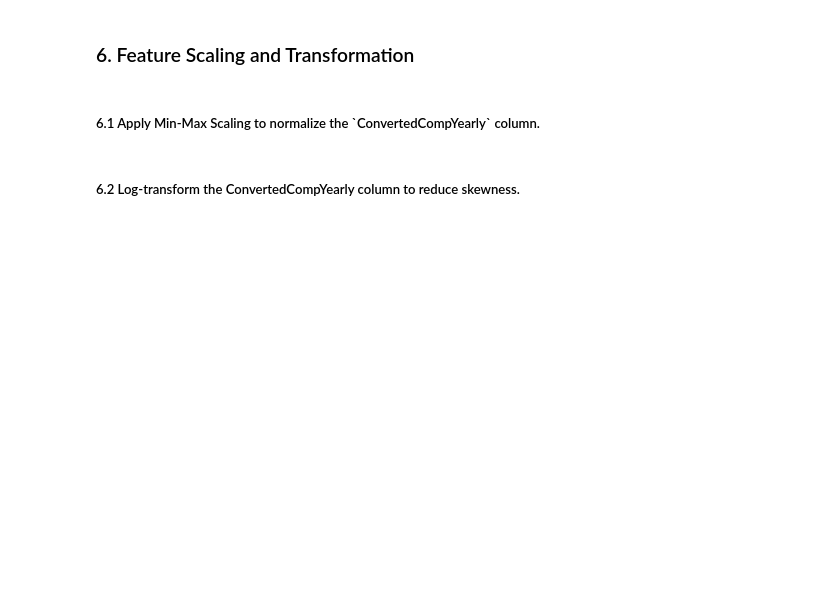
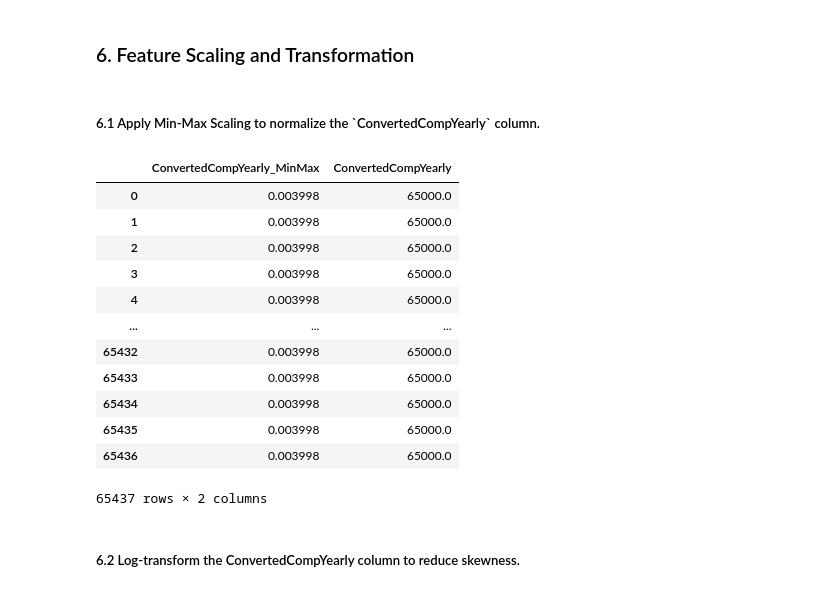
Before and after one commit to Maharshi1706barot/IBM-Data-Analyst, a Jupyter notebook: 09 Capstone Project/M2DataWrangling-lab-v2-v1.ipynb, the cells around one changed output. Saved outputs shown, nothing was run; the diff lists cells and outputs as text; code cells hidden in the pictures; blank space fills up the shorter version.

```diff
--- a/09 Capstone Project/M2DataWrangling-lab-v2-v1.ipynb
+++ b/09 Capstone Project/M2DataWrangling-lab-v2-v1.ipynb
@@ -133,3 +196,6 @@ Name: Country, Length: 65437, dtype: object
 <h5>5.2 Impute missing values in numerical columns (e.g., `ConvertedCompYearly`) with the mean or median.</h5>
 # %%
 ## Write your code here
+
+df_comp_median = df['ConvertedCompYearly'].median()
+df['ConvertedCompYearly'] = df['ConvertedCompYearly'].fillna(df_comp_median)
@@ -139,0 +208,7 @@ Name: Country, Length: 65437, dtype: object
+# %%
+## Write your code here
+df_work_mode = df['RemoteWork'].mode()[0]
+
+df['RemoteWork'].fillna(df_work_mode, inplace= True)
+
+df['RemoteWork'].isna().sum()
@@ -146,3 +221,27 @@ Name: Country, Length: 65437, dtype: object
+# %%
+## Write your code here
+df['ConvertedCompYearly'] = df['ConvertedCompYearly'].astype(float)
+
+df['ConvertedCompYearly_MinMax'] = (
+    (df['ConvertedCompYearly'] - df['ConvertedCompYearly'].min())/
+    (df['ConvertedCompYearly'].max() - df['ConvertedCompYearly'].min())
+)
+
+df[['ConvertedCompYearly_MinMax','ConvertedCompYearly']]
+# %% [output]
+|  | ConvertedCompYearly_MinMax | ConvertedCompYearly |
+| 0 | 0.003998 | 65000.0 |
+| 1 | 0.003998 | 65000.0 |
+| 2 | 0.003998 | 65000.0 |
+| 3 | 0.003998 | 65000.0 |
+| 4 | 0.003998 | 65000.0 |
+| ... | ... | ... |
+| 65432 | 0.003998 | 65000.0 |
+| 65433 | 0.003998 | 65000.0 |
+| 65434 | 0.003998 | 65000.0 |
+| 65435 | 0.003998 | 65000.0 |
+| 65436 | 0.003998 | 65000.0 |
+65437 rows × 2 columns
 # %% [markdown]
 <h5>6.2 Log-transform the ConvertedCompYearly column to reduce skewness.</h5>
 # %%
```
Also changed, not shown: parts of 20 cells of this notebook, 9 other files.
